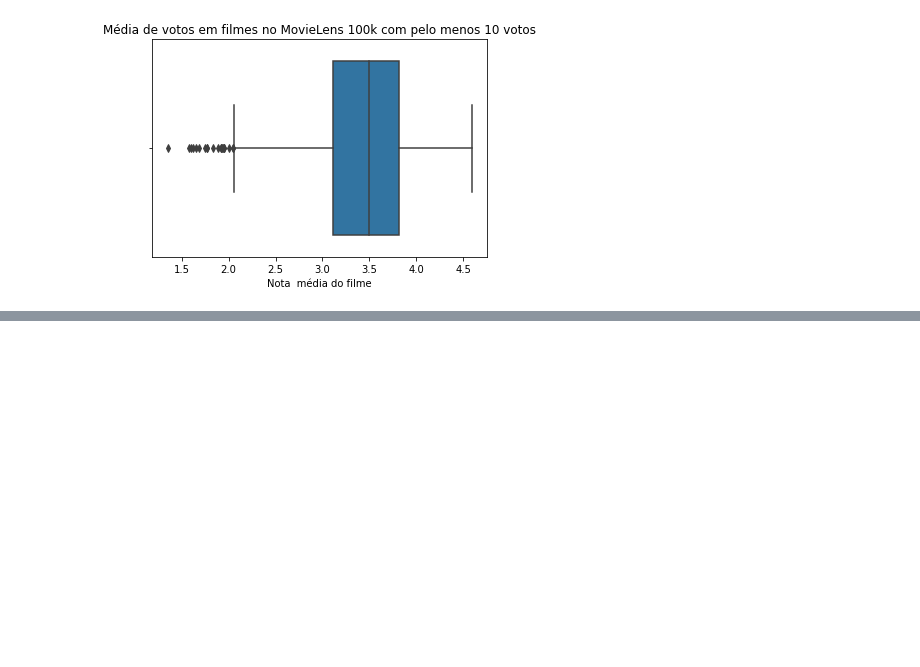
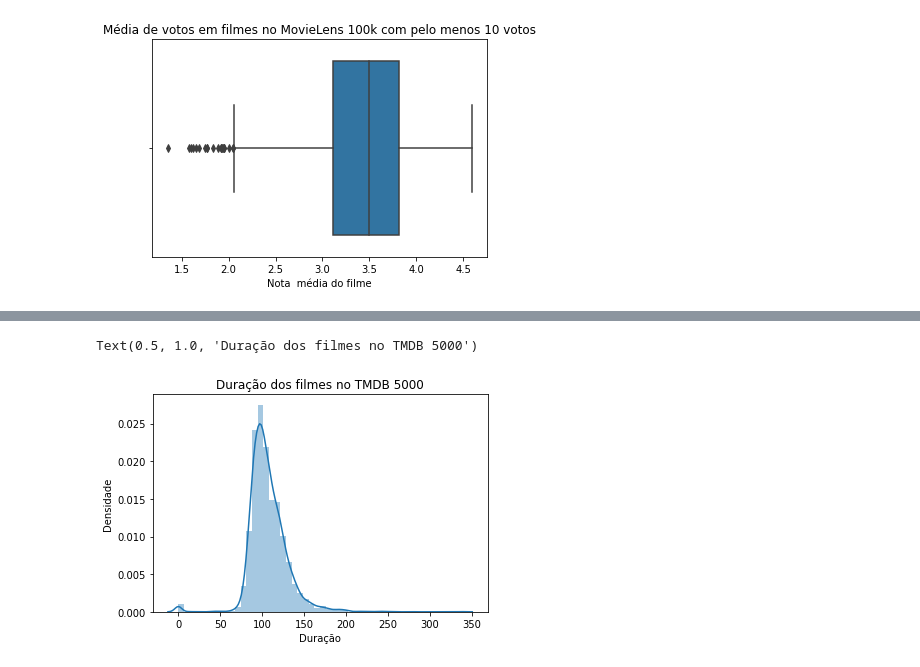
Before and after one commit to Gleis0nLemos/Testes_Estatisticos_com_Python, a Jupyter notebook: Testes_Estatisticos.ipynb, the cells around one changed output, grey strips where cells are left out. Cells and saved outputs as stored; diff of their text form; code cells hidden in the pictures; blank space fills up the shorter version.

```diff
--- a/Testes_Estatisticos.ipynb
+++ b/Testes_Estatisticos.ipynb
@@ -176,0 +200,9 @@ Text(0.5, 1.0, 'Média de votos em filmes no MovieLens 100k com pelo menos 10 vo
+# %%
+#tmdb.runtime.isnull().sum() ,podemos usar para analisar se contém algum valor nulo
+
+ax = sns.distplot(tmdb.runtime.dropna()) #sem fazer o dropna on código da erro pois há valores nulos
+ax.set(xlabel='Duração', ylabel='Densidade')
+ax.set_title('Duração dos filmes no TMDB 5000')
+# %% [output]
+Text(0.5, 1.0, 'Duração dos filmes no TMDB 5000')
+[figure, added]
```
Also changed, not shown: parts of 7 cells of this notebook, 1 other file.
